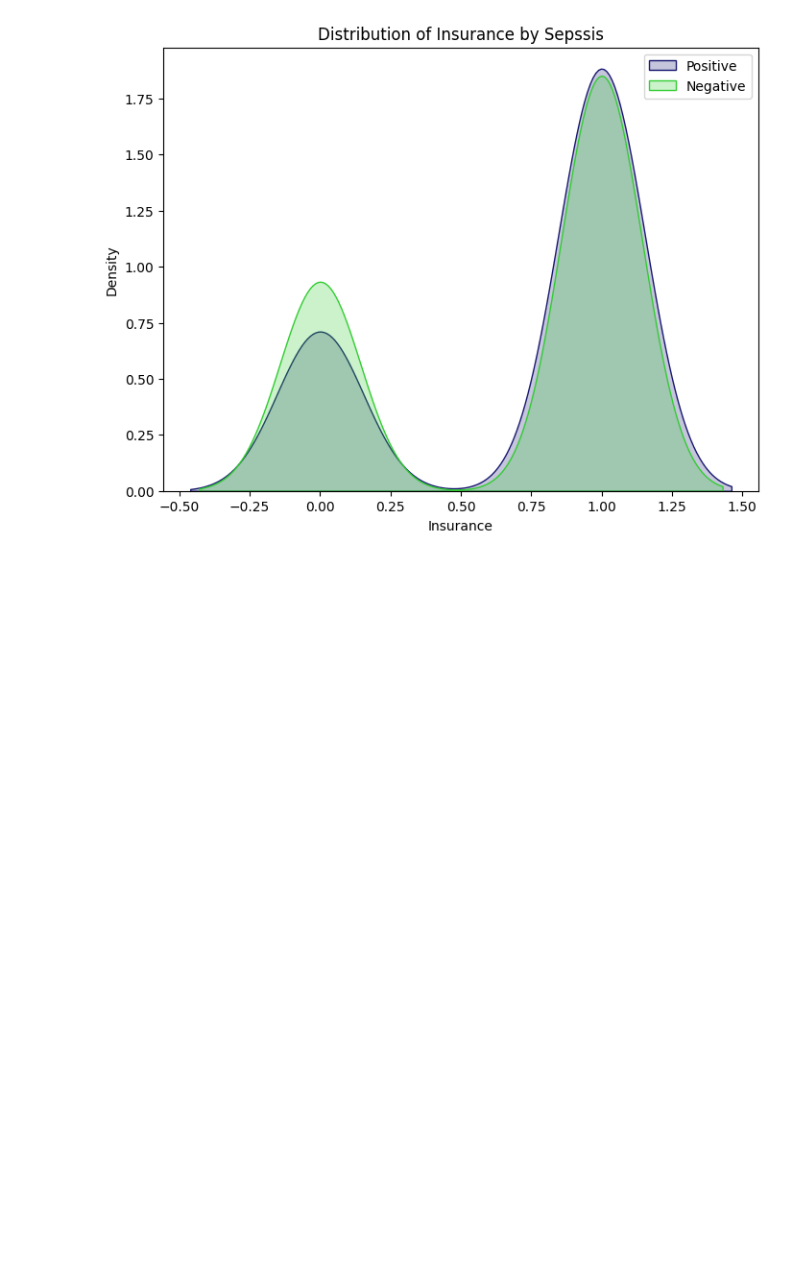
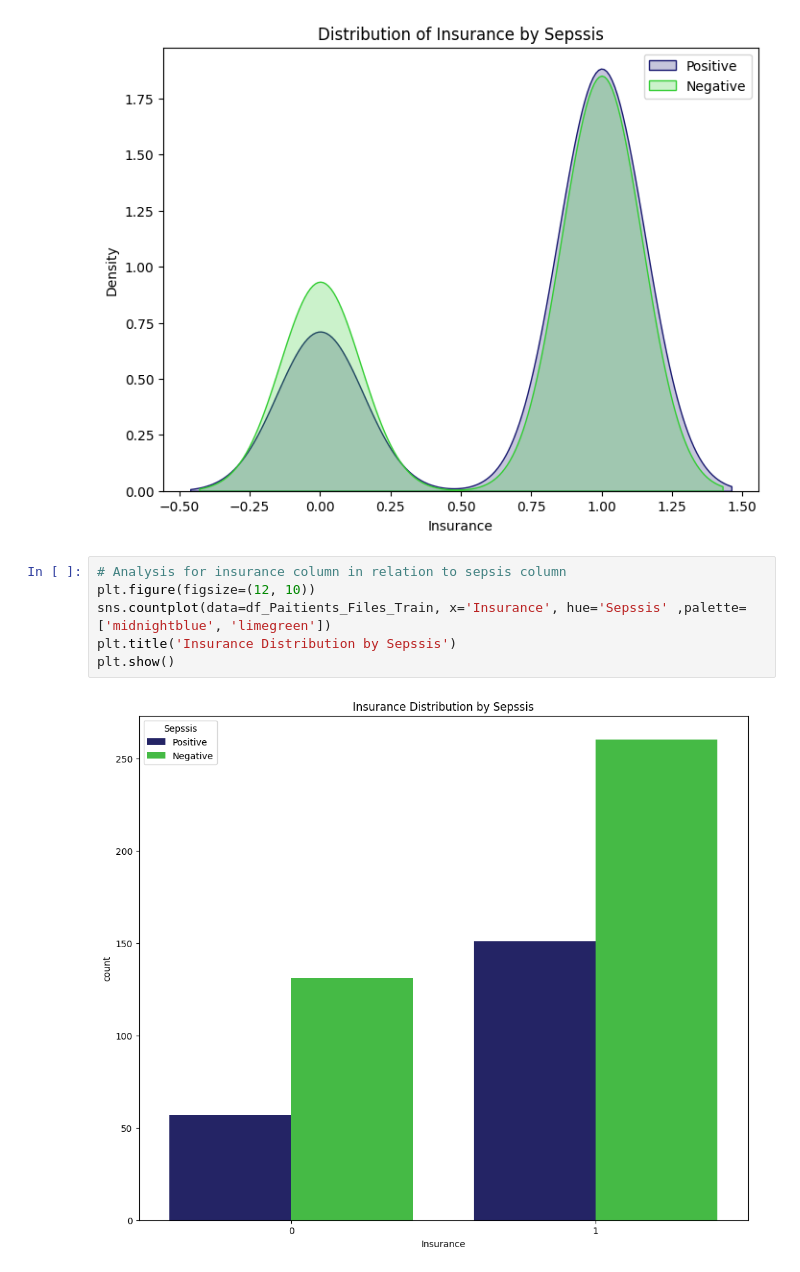
Before and after one commit to Samidirbsa/Career_Accelerator_P5-ML_API, a Jupyter notebook: Notebook.ipynb, the cells around one changed output. Cells and saved outputs as stored; diff of their text form; blank space fills up the shorter version.

```diff
--- a/Notebook.ipynb
+++ b/Notebook.ipynb
@@ -424,3 +424,11 @@ for i in cols:
 [figure]
 [figure]
 [figure]
+# %%
+# Analysis for insurance column in relation to sepsis column
+plt.figure(figsize=(12, 10))
+sns.countplot(data=df_Paitients_Files_Train, x='Insurance', hue='Sepssis' ,palette=['midnightblue', 'limegreen'])
+plt.title('Insurance Distribution by Sepssis')
+plt.show()
+# %% [output]
+[figure, added]
```
Also changed, not shown: parts of 5 cells of this notebook.
